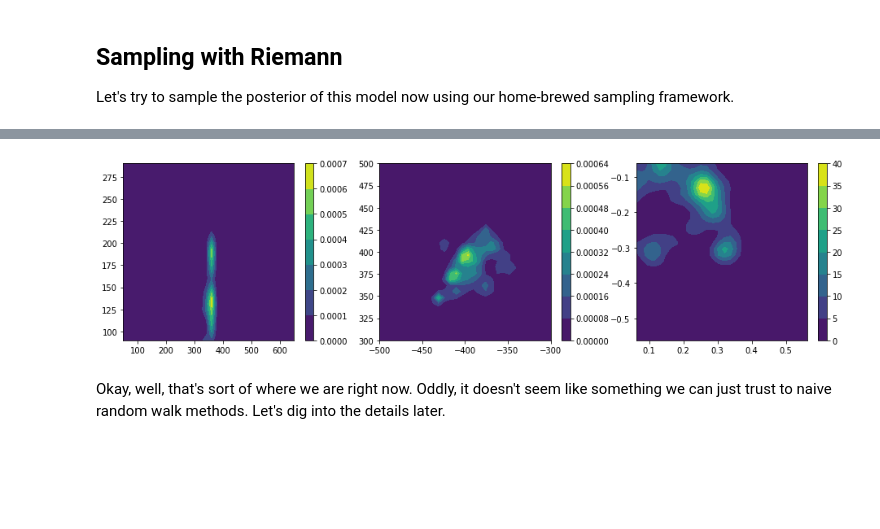
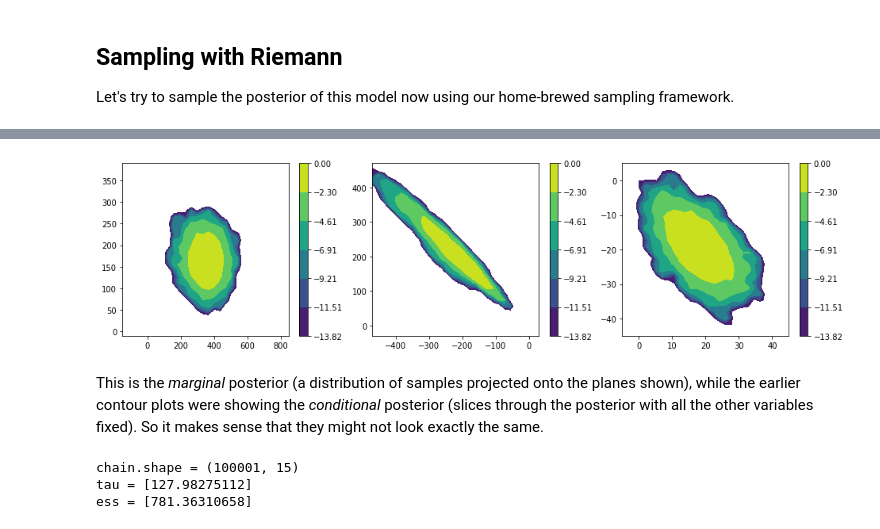
Before and after one commit to rscalzo/blockworlds, a Jupyter notebook: blockworlds/implicit.ipynb, the cells around one changed output, grey strips where cells are left out. Drawn from its saved outputs; the diff is of its cells as text; code cells hidden in the pictures; blank space fills up the shorter version.

```diff
--- a/blockworlds/implicit.ipynb
+++ b/blockworlds/implicit.ipynb
@@ -148,12 +242,14 @@ run_grid ran in 2.074 sec
 These look very reasonable!  But we can also turn anti-aliasing off, and show what happens:
 # %%
 Nz = 30
+model.h = 0.001*h
 fig = plt.figure(figsize=(16, 4))
 plt.subplot(131)
-vet_slice( 1,  3, 600.0, 200.0, Nz, aa=False)   # widths of layers on top of basement
+vet_slice(model,  1,  3, 600.0, 200.0, Nz)   # widths of layers on top of basement
 plt.subplot(132)
-vet_slice( 5, 12, 200.0, 200.0, Nz, aa=False)   # the two fault displacements
+vet_slice(model,  9, 14, 200.0, 200.0, Nz)   # the two fault displacements
 plt.subplot(133)
-vet_slice(10, 17,   0.5,   0.5, Nz, aa=False)   # the two fault direction cosines
+vet_slice(model,  7, 12,  25.0,  25.0, Nz)   # the two fault elevation angles
+model.h = h
 plt.show()
 # %% [output]
@@ -199,15 +264,19 @@ class GeoModel(Model):
 # %%
+from riemann import Sampler, Model
+from riemann.proposals.randomwalk import AdaptiveMetropolisRandomWalk as AMRW
+
 Npars = len(histpars)
-Nsamp = 10000
-model = GeoModel(fwdmodel, dsynth, sigdata, h)
-stepsizes = np.array([0.1, 100, 0.1, 100, 0.1,
-                      100, 100, 10, 0.01, 0.01, 0.01, 100,
-                      100, 100, 10, 0.01, 0.01, 0.01, 100])
-proposal = AMRW(0.1*np.diag(stepsizes), 100, marginalize=True)
+Nsamp = 100000
+stepsizes = np.array([0.1, 100, 0.01, 100, 0.01,
+                      1.0, 1.0, 1.0, 1.0, 100,
+                      1.0, 1.0, 1.0, 1.0, 100])
+model.history.set_to_prior_draw()
+proposal = AMRW(0.1*np.diag(stepsizes), 100, marginalize=False)
 sampler = Sampler(model, proposal, np.array(histpars))
 profile_timer(sampler.run, Nsamp)
 chain = np.array(sampler._chain_thetas)
+model.history.deserialize(sampler._chain_thetas[0])
 print("chain.mean =", np.mean(chain, axis=0))
 print("chain.std  =", np.std(chain, axis=0))
-print("acceptance fraction =", np.sum(chain[1:]-chain[:-1] != 0, axis=0)/np.float(Nsamp))
+print("acceptance fraction =", np.mean(chain[1:]-chain[:-1] != 0))
 # %% [output]
@@ -227,28 +316,44 @@ acceptance fraction = [0.0406 0.0406 0.0406 0.0406 0.0406 0.0406 0.0406 0.0406 0
 # %%
 from scipy.stats import gaussian_kde
 
-def vet_slice_2(z1_idx, z2_idx, zdelt1, zdelt2, Nz, aa=True):
+def vet_slice_2(z1_idx, z2_idx, zdelt1, zdelt2, Nz):
     z1_0, z2_0 = histpars[z1_idx], histpars[z2_idx]
     z1g = np.linspace(z1_0-0.5*zdelt1, z1_0+0.5*zdelt1, Nz)
     z2g = np.linspace(z2_0-0.5*zdelt2, z2_0+0.5*zdelt2, Nz)
-    xy = np.vstack([chain[:,z1_idx], chain[:,z2_idx]])
+    x, y = chain[:,z1_idx], chain[:,z2_idx]
+    xy = np.vstack([x,y])
     kde = gaussian_kde(xy)
+    # th = np.repeat(chain[0,:], len(chain)).reshape(len(chain), -1)
+    # kde = gaussian_kde(th)
     xg, yg = np.meshgrid(z1g, z2g)
     xyg = np.array([xg, yg]).reshape(2,-1)
     zg = kde(xyg).reshape(xg.shape)
-    plt.contourf(xg, yg, zg)
+    # thg = np.repeat(chain[0,:], len(xg)).reshape(len(xg), -1)
+    # zg = kde(thg).reshape(xg.shape)
+    levels = np.log(10)*np.arange(-6,0.1)
+    plt.contourf(xg, yg, np.log(zg + 1e-12) - np.log(zg.max()), levels=levels)
     plt.colorbar()
 # %%
 Nz = 30
 fig = plt.figure(figsize=(16, 4))
 plt.subplot(131)
-vet_slice_2( 1,  3, 600.0, 200.0, Nz)   # widths of layers on top of basement
+vet_slice_2( 1,  3, 1000.0, 400.0, Nz)   # widths of layers on top of basement
 plt.subplot(132)
-vet_slice_2( 5, 12, 200.0, 200.0, Nz)   # the two fault displacements
+vet_slice_2( 9, 14, 500.0, 500.0, Nz)   # the two fault displacements
 plt.subplot(133)
-vet_slice_2(10, 17,   0.5,   0.5, Nz)   # the two fault direction cosines
+vet_slice_2( 7, 12,  50.0,  50.0, Nz)   # the two fault elevation angles
 plt.show()
 # %% [output]
-[figure, old version]
+[figure, new version]
-# %% [markdown]
-Okay, well, that's sort of where we are right now.  Oddly, it doesn't seem like something we can just trust to naive random walk methods.  Let's dig into the details later.
+# %% [markdown]
+This is the _marginal_ posterior (a distribution of samples projected onto the planes shown), while the earlier contour plots were showing the _conditional_ posterior (slices through the posterior with all the other variables fixed).  So it makes sense that they might not look exactly the same.
+# %%
+import emcee
+tau = emcee.autocorr.integrated_time(chain)
+print("chain.shape =", chain.shape)
+print("tau =", tau)
+print("ess =", len(chain)/tau)
+# %% [output]
+chain.shape = (100001, 15)
+tau = [127.98275112]
+ess = [781.36310658]
```
Also changed, not shown: parts of 16 cells of this notebook.
